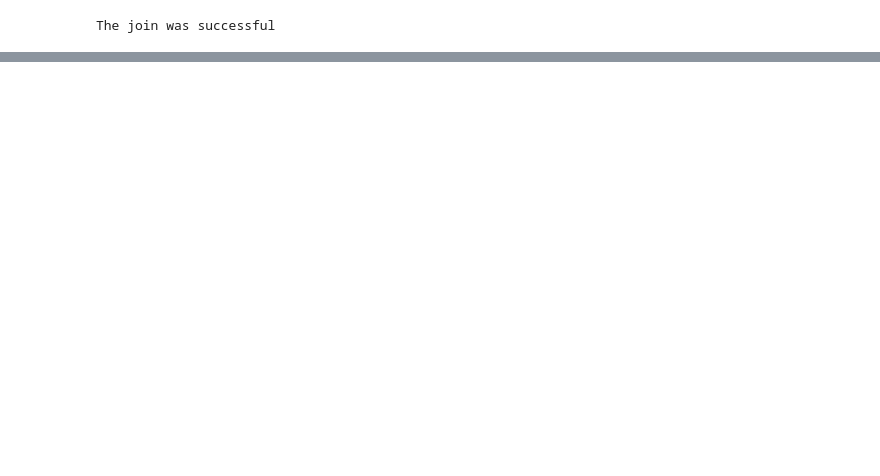
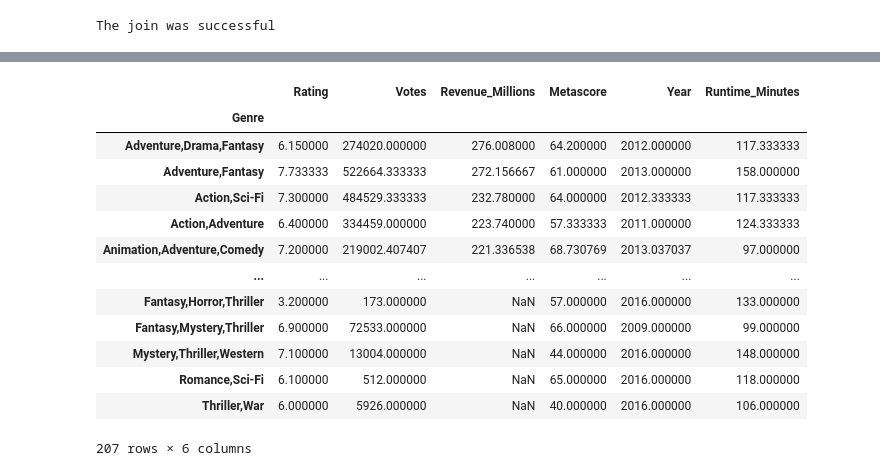
Before and after one commit to JessicaReay/ADF_data_eng_film, a Jupyter notebook: creation_jp.ipynb, the cells around one changed output, grey strips where cells are left out. Cells and saved outputs as stored; diff of their text form; code cells hidden in the pictures; blank space fills up the shorter version.

```diff
--- a/creation_jp.ipynb
+++ b/creation_jp.ipynb
@@ -166,0 +212,20 @@ movie_data_df.head()
+# %%
+sum_report_df = movie_data_df.groupby(['Genre']).sum().sort_values(by = 'Revenue_Millions', ascending = False)
+mean_report_df = movie_data_df.groupby(['Genre']).mean().sort_values(by = 'Revenue_Millions', ascending = False)
+# %%
+mean_report_df
+# %% [output]
+|  | Rating | Votes | Revenue_Millions | Metascore | Year | Runtime_Minutes |
+| Genre |  |  |  |  |  |  |
+| Adventure,Drama,Fantasy | 6.150000 | 274020.000000 | 276.008000 | 64.200000 | 2012.000000 | 117.333333 |
+| Adventure,Fantasy | 7.733333 | 522664.333333 | 272.156667 | 61.000000 | 2013.000000 | 158.000000 |
+| Action,Sci-Fi | 7.300000 | 484529.333333 | 232.780000 | 64.000000 | 2012.333333 | 117.333333 |
+| Action,Adventure | 6.400000 | 334459.000000 | 223.740000 | 57.333333 | 2011.000000 | 124.333333 |
+| Animation,Adventure,Comedy | 7.200000 | 219002.407407 | 221.336538 | 68.730769 | 2013.037037 | 97.000000 |
+| ... | ... | ... | ... | ... | ... | ... |
+| Fantasy,Horror,Thriller | 3.200000 | 173.000000 | NaN | 57.000000 | 2016.000000 | 133.000000 |
+| Fantasy,Mystery,Thriller | 6.900000 | 72533.000000 | NaN | 66.000000 | 2009.000000 | 99.000000 |
+| Mystery,Thriller,Western | 7.100000 | 13004.000000 | NaN | 44.000000 | 2016.000000 | 148.000000 |
+| Romance,Sci-Fi | 6.100000 | 512.000000 | NaN | 65.000000 | 2016.000000 | 118.000000 |
+| Thriller,War | 6.000000 | 5926.000000 | NaN | 40.000000 | 2016.000000 | 106.000000 |
+207 rows × 6 columns
```
Also changed, not shown: parts of 9 cells of this notebook, 1 other file.
